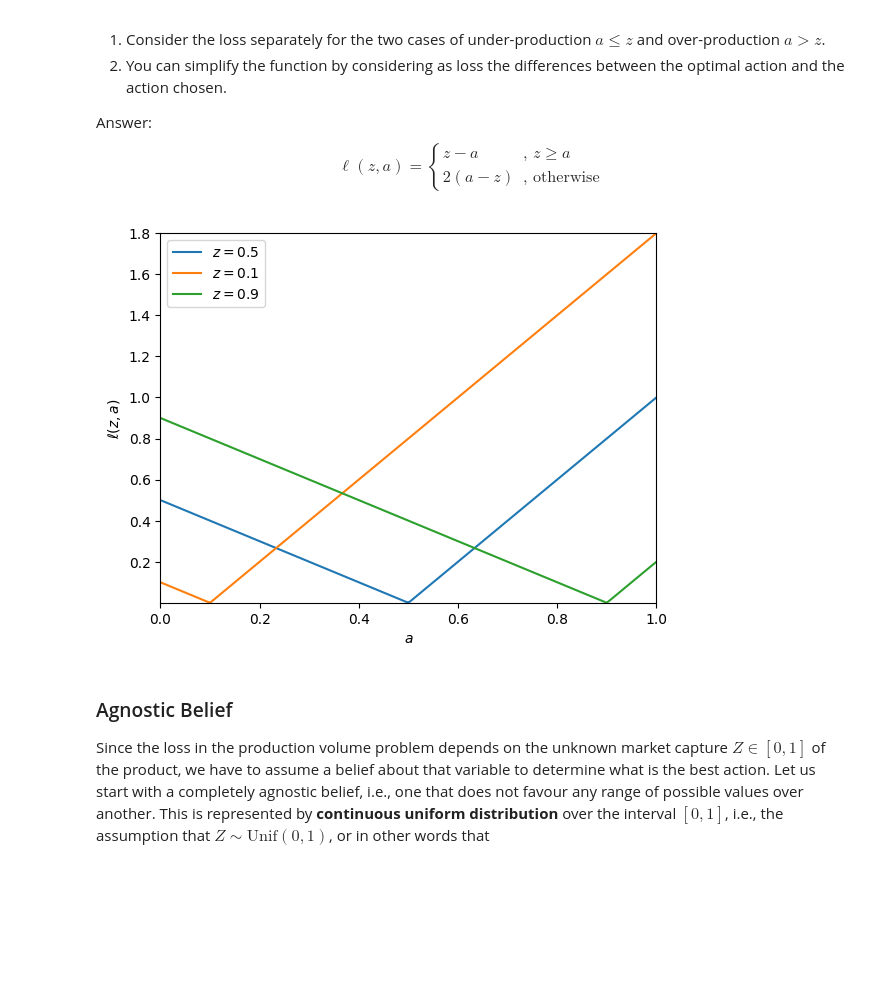
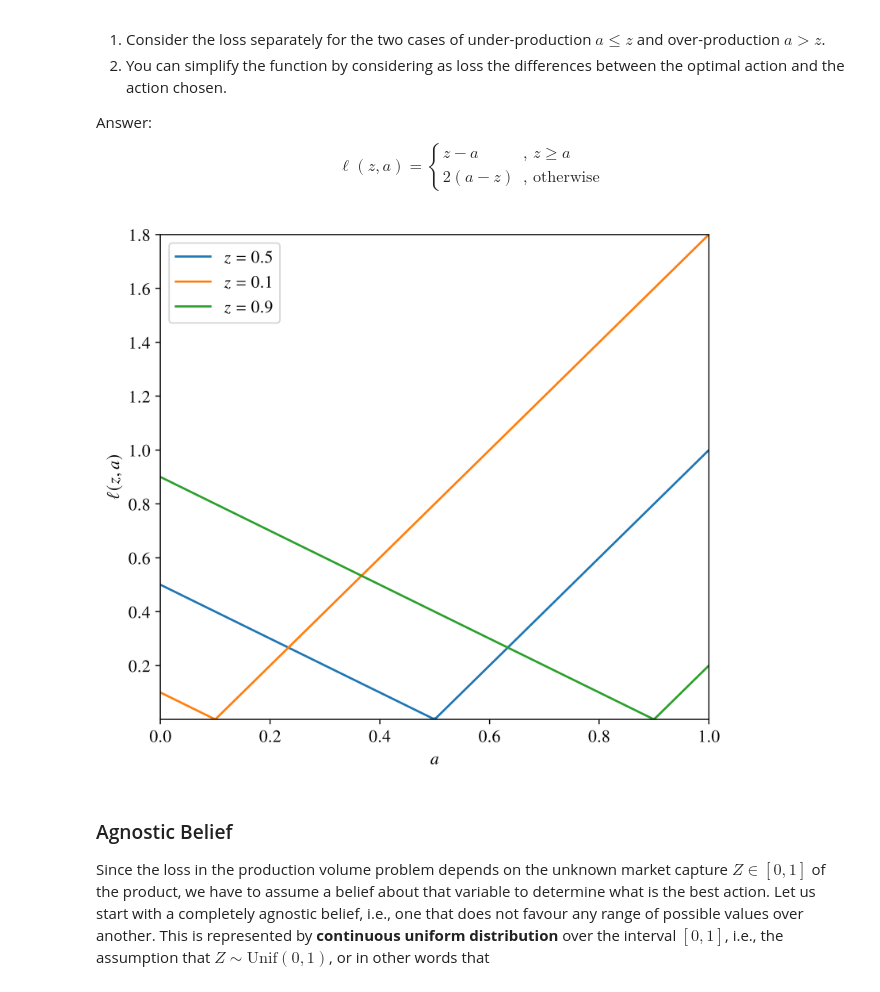
Before and after one commit to marioboley/Uni-Haifa-214.4312-Code, a Jupyter notebook: 1.1_introduction.ipynb, the cells around one changed output. Drawn from its saved outputs; the diff is of its cells as text; code cells hidden in the pictures; blank space fills up the shorter version.

```diff
--- a/1.1_introduction.ipynb
+++ b/1.1_introduction.ipynb
@@ -319,21 +323,20 @@ $$
 # %%
 from matplotlib import pyplot as plt
 import numpy as np
 
 def loss(z, a):
     return (z >= a)*(z - a) + (z < a)*2*(a - z)
 
+fig, ax = subplotgrid('$a$', r'$\ell(z,a)$', ymargins=0, figsize=HALF_SLIDE_DIMS)
 xs = np.linspace(0, 1, 200, endpoint=True)
-plt.plot(xs, loss(0.5, xs), label=r'$z=0.5$')
-plt.plot(xs, loss(0.1, xs), label=r'$z=0.1$')
-plt.plot(xs, loss(0.9, xs), label=r'$z=0.9$')
-plt.xlabel('$a$')
-plt.ylabel(r'$\ell(z,a)$')
-plt.margins(x=0, y=0)
+ax.plot(xs, loss(0.5, xs), label=r'$z=0.5$')
+ax.plot(xs, loss(0.1, xs), label=r'$z=0.1$')
+ax.plot(xs, loss(0.9, xs), label=r'$z=0.9$')
 plt.legend()
-plt.show()
+display(fig, metadata={'image/png': {'width': '75%'}})
+plt.close()
 # %% [output]
-[figure, old version]
+[figure, new version]
 # %% [markdown]
 ### Agnostic Belief
 
```
Also changed, not shown: parts of 4 cells of this notebook, 2 other files.
